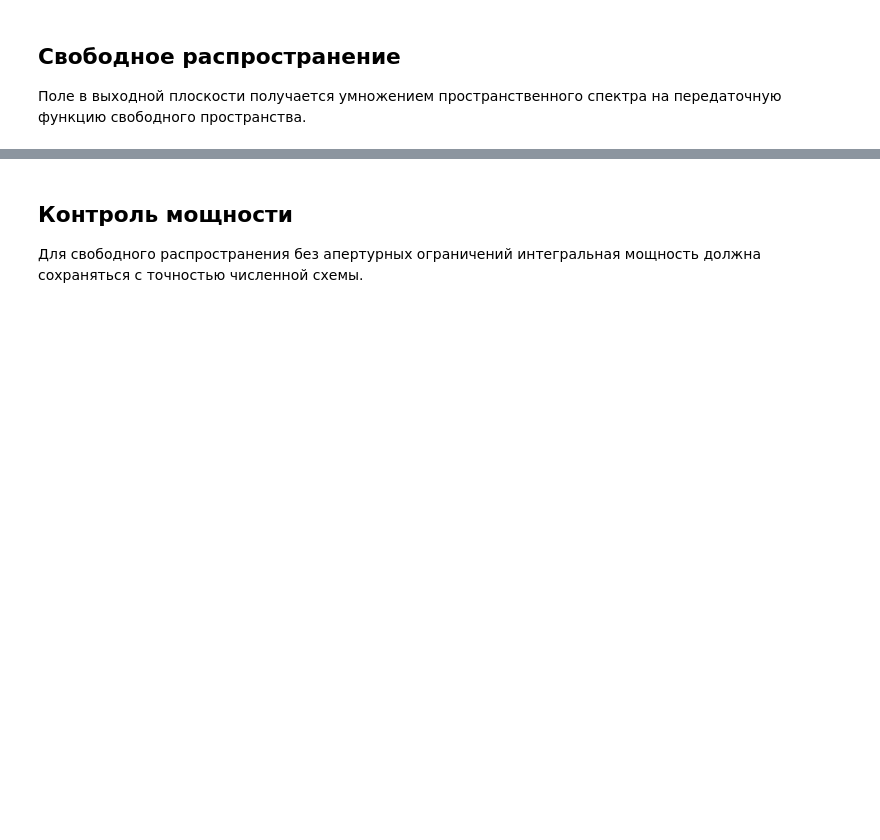
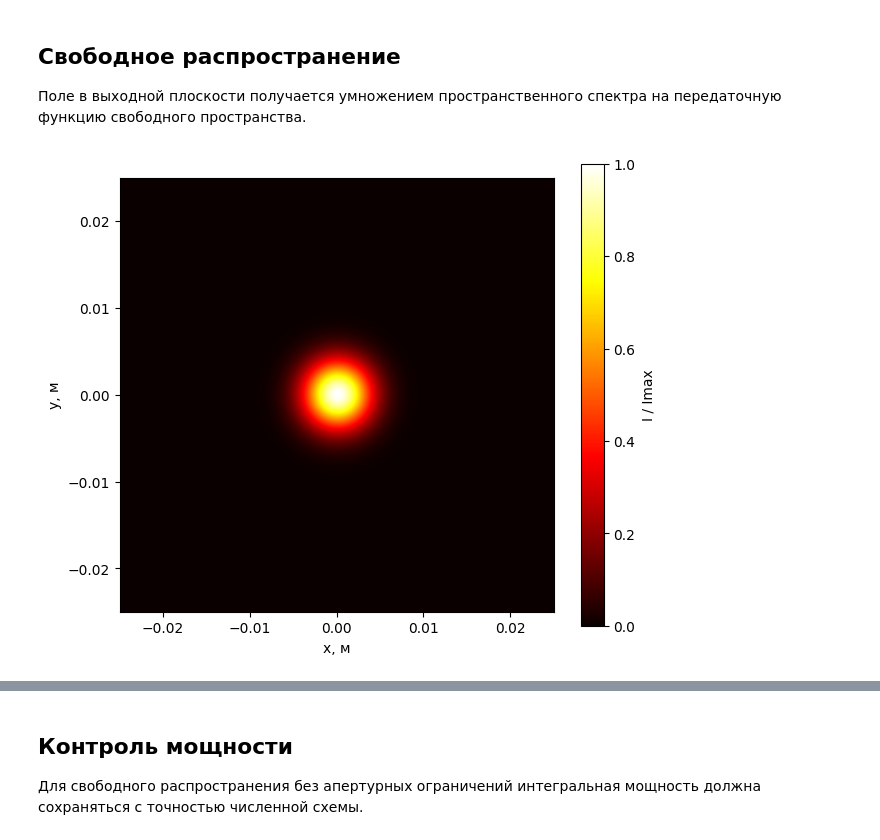
Before and after one commit to Stosh-code/AdOpt, a Jupyter notebook: example_model/example_single_gaussian_beam.ipynb, the cells around one changed output, grey strips where cells are left out. Cells and saved outputs as stored; diff of their text form; code cells hidden in the pictures; blank space fills up the shorter version.

```diff
--- a/example_model/example_single_gaussian_beam.ipynb
+++ b/example_model/example_single_gaussian_beam.ipynb
@@ -67,11 +71,13 @@ I1 = I1 / I1.max()
 phi1 = np.angle(E1)
 # %%
 plt.figure(figsize=(7, 6))
-image = plt.imshow(I1, origin="lower", extent=extent)
+image = plt.imshow(I1, origin="lower", extent=extent, cmap = 'hot')
 plt.xlabel("x, м")
 plt.ylabel("y, м")
 plt.colorbar(image, label="I / Imax")
 plt.show()
+# %% [output]
+[figure, added]
 # %%
 plt.figure(figsize=(7, 6))
 image = plt.imshow(phi1, origin="lower", extent=extent)
```
Also changed, not shown: parts of 4 cells of this notebook, 3 other files.
